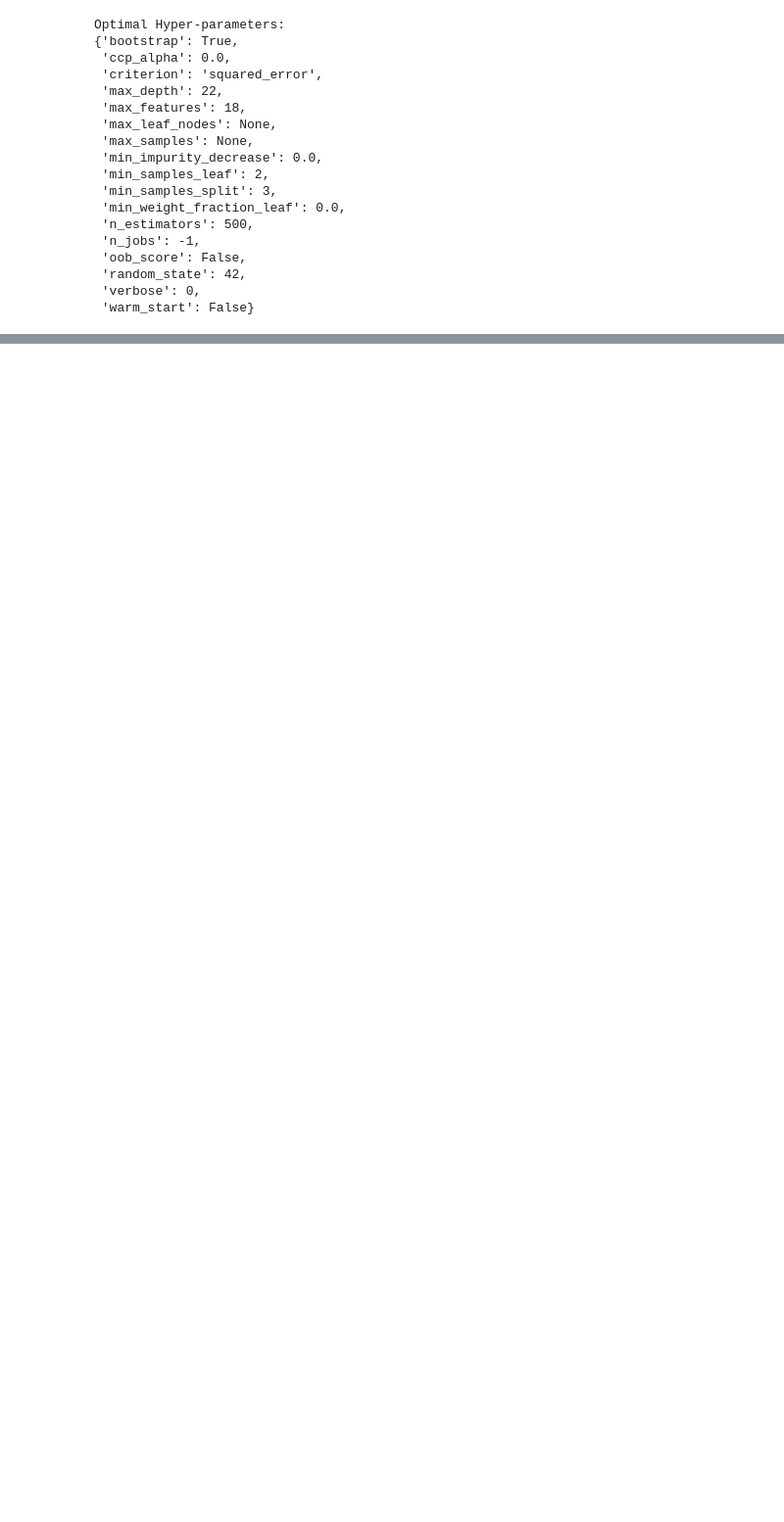
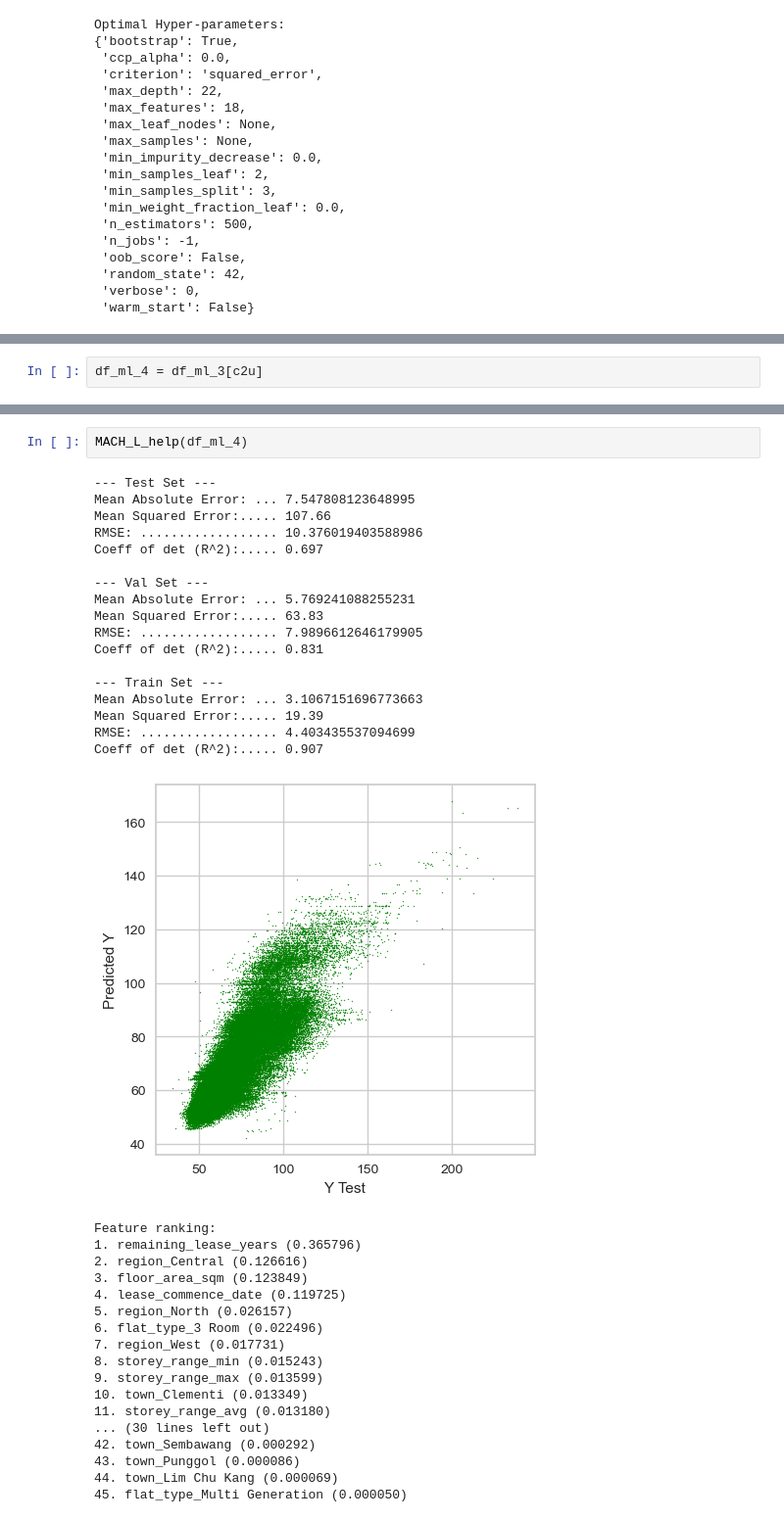
Before and after one commit to mcmanus-git/Singapore-HDB, a Jupyter notebook: tom/012b_baseline_model_randomforestregressor-tuned.ipynb, the cells around one changed output, grey strips where cells are left out. Shown at 98% size. Drawn from its saved outputs; the diff is of its cells as text; blank space fills up the shorter version.

```diff
--- a/tom/012b_baseline_model_randomforestregressor-tuned.ipynb
+++ b/tom/012b_baseline_model_randomforestregressor-tuned.ipynb
@@ -3907,0 +4083,2 @@ Optimal Hyper-parameters:
+# %%
+df_ml_4 = df_ml_3[c2u]
@@ -3907,0 +4302,38 @@ Optimal Hyper-parameters:
+# %%
+MACH_L_help(df_ml_4)
+# %% [output]
+--- Test Set ---
+Mean Absolute Error: ... 7.547808123648995
+Mean Squared Error:..... 107.66
+RMSE: .................. 10.376019403588986
+Coeff of det (R^2):..... 0.697
+
+--- Val Set ---
+Mean Absolute Error: ... 5.769241088255231
+Mean Squared Error:..... 63.83
+RMSE: .................. 7.9896612646179905
+Coeff of det (R^2):..... 0.831
+
+--- Train Set ---
+Mean Absolute Error: ... 3.1067151696773663
+Mean Squared Error:..... 19.39
+RMSE: .................. 4.403435537094699
+Coeff of det (R^2):..... 0.907
+[figure, added]
+Feature ranking:
+1. remaining_lease_years (0.365796)
+2. region_Central (0.126616)
+3. floor_area_sqm (0.123849)
+4. lease_commence_date (0.119725)
+5. region_North (0.026157)
+6. flat_type_3 Room (0.022496)
+7. region_West (0.017731)
+8. storey_range_min (0.015243)
+9. storey_range_max (0.013599)
+10. town_Clementi (0.013349)
+11. storey_range_avg (0.013180)
+... (30 lines left out)
+42. town_Sembawang (0.000292)
+43. town_Punggol (0.000086)
+44. town_Lim Chu Kang (0.000069)
+45. flat_type_Multi Generation (0.000050)
```
Also changed, not shown: parts of 9 cells of this notebook, 2 other files.
